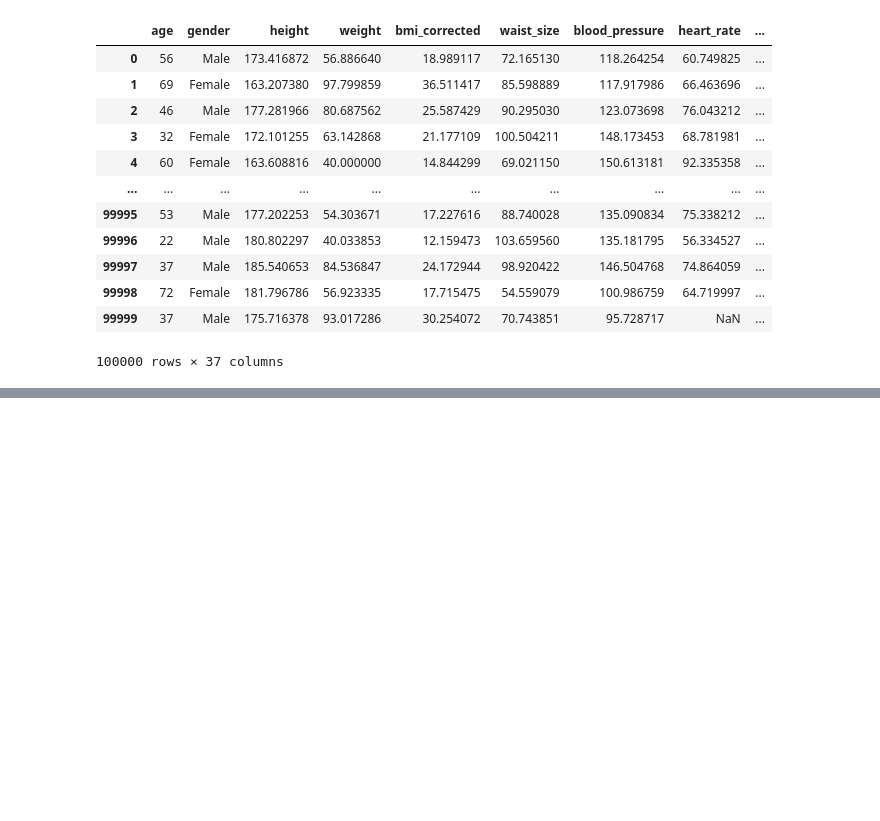
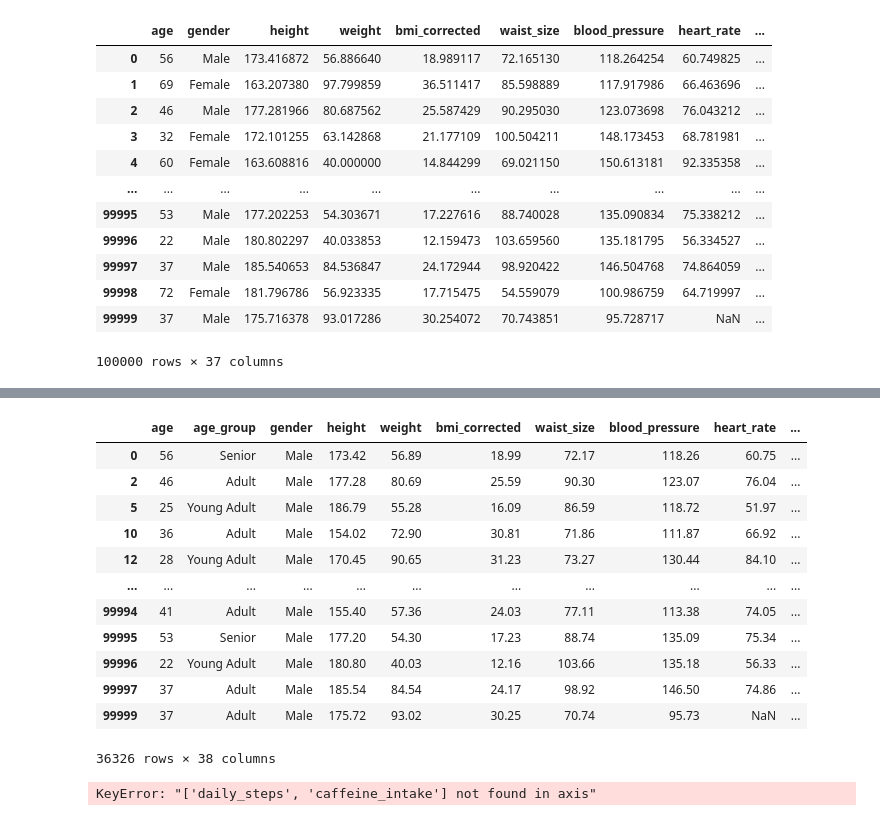
Before and after one commit to heikgrace/healthy-group-one, a Jupyter notebook: data_cleansing.ipynb, the cells around one changed output, grey strips where cells are left out. Drawn from its saved outputs; the diff is of its cells as text; code cells hidden in the pictures; blank space fills up the shorter version.

Commit message:
updated data cleansing and add new csv files male female

```diff
--- a/data_cleansing.ipynb
+++ b/data_cleansing.ipynb
@@ -189,0 +281,5 @@ data_prepared_columns.to_csv('data/data_prepared_columns.csv', index=False)
+# %%
+#Group by gender
+
+data_gender_female = data_prepared_columns[data_prepared_columns['gender'] == 'Female']
+data_gender_male = data_prepared_columns[data_prepared_columns['gender'] == 'Male']
@@ -189,0 +302,17 @@ data_prepared_columns.to_csv('data/data_prepared_columns.csv', index=False)
+# %%
+#exclude 18-22 and 65-79?
+#1: 23-30
+#2: 31-40
+#3: 41-50
+#4: 51-65
+
+#Create new column with age group
+bins = [20, 35, 50, 65]
+labels = ['Young Adult', 'Adult', 'Senior']
+
+# data_gender_female['age_group'] = pd.cut(data_gender_female['age'], bins=bins, labels=labels, right=False)
+# data_gender_male['age_group'] = pd.cut(data_gender_male['age'], bins=bins, labels=labels, right=False)
+
+data_gender_female.loc[data_gender_female['gender'] == 'female', 'age_group'] = pd.cut(data_gender_female.loc[data_gender_female['gender'] == 'female', 'age'], bins=bins, labels=labels)
+
+data_gender_male.loc[data_gender_male['gender'] == 'female', 'age_group'] = pd.cut(data_gender_male.loc[data_gender_male['gender'] == 'female', 'age'], bins=bins, labels=labels)
@@ -189,0 +340,30 @@ data_prepared_columns.to_csv('data/data_prepared_columns.csv', index=False)
+# %%
+#Sort age group after "age"
+cols = list(data_gender_male.columns)
+cols.insert(1, cols.pop(cols.index('age_group')))
+data_gender_male = data_gender_male[cols]
+# %%
+#delete all NaN values
+data_gender_female_corrected = data_gender_female.dropna(subset=['age_group'])
+data_gender_male_corrected = data_gender_male.dropna(subset=['age_group'])
+# %%
+data_gender_male_corrected
+# %% [output]
+|  | age | age_group | gender | height | weight | bmi_corrected | waist_size | blood_pressure | heart_rate | ... |
+| 0 | 56 | Senior | Male | 173.42 | 56.89 | 18.99 | 72.17 | 118.26 | 60.75 | ... |
+| 2 | 46 | Adult | Male | 177.28 | 80.69 | 25.59 | 90.30 | 123.07 | 76.04 | ... |
+| 5 | 25 | Young Adult | Male | 186.79 | 55.28 | 16.09 | 86.59 | 118.72 | 51.97 | ... |
+| 10 | 36 | Adult | Male | 154.02 | 72.90 | 30.81 | 71.86 | 111.87 | 66.92 | ... |
+| 12 | 28 | Young Adult | Male | 170.45 | 90.65 | 31.23 | 73.27 | 130.44 | 84.10 | ... |
+| ... | ... | ... | ... | ... | ... | ... | ... | ... | ... | ... |
+| 99994 | 41 | Adult | Male | 155.40 | 57.36 | 24.03 | 77.11 | 113.38 | 74.05 | ... |
+| 99995 | 53 | Senior | Male | 177.20 | 54.30 | 17.23 | 88.74 | 135.09 | 75.34 | ... |
+| 99996 | 22 | Young Adult | Male | 180.80 | 40.03 | 12.16 | 103.66 | 135.18 | 56.33 | ... |
+| 99997 | 37 | Adult | Male | 185.54 | 84.54 | 24.17 | 98.92 | 146.50 | 74.86 | ... |
+| 99999 | 37 | Adult | Male | 175.72 | 93.02 | 30.25 | 70.74 | 95.73 | NaN | ... |
+36326 rows × 38 columns
+# %%
+data_gender_female_corrected = data_gender_female_corrected.drop(['daily_steps', 'caffeine_intake'], axis=1)
+data_gender_male_corrected = data_gender_male_corrected.drop(['daily_steps', 'caffeine_intake'], axis=1)
+# %% [output]
+KeyError: "['daily_steps', 'caffeine_intake'] not found in axis"
```
Also changed, not shown: parts of 13 cells of this notebook, 3 other files.
